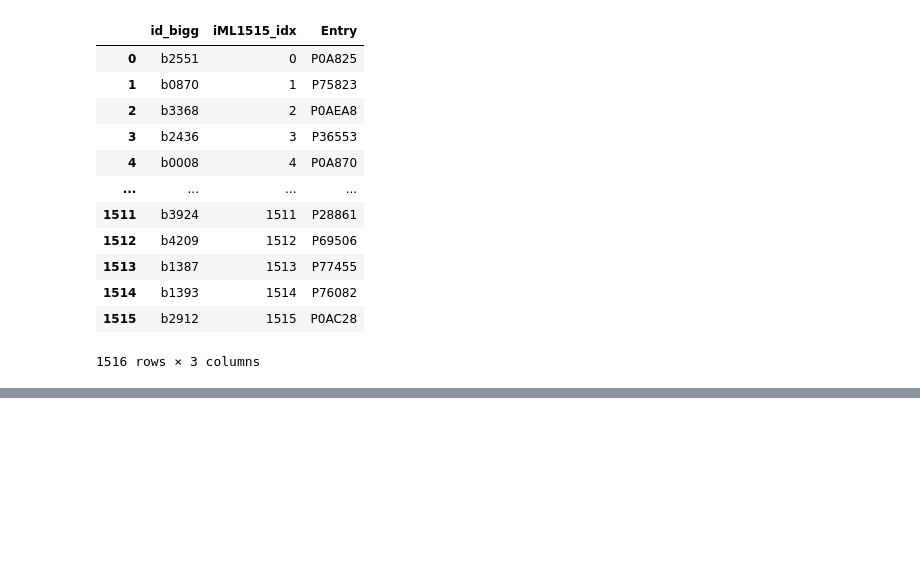
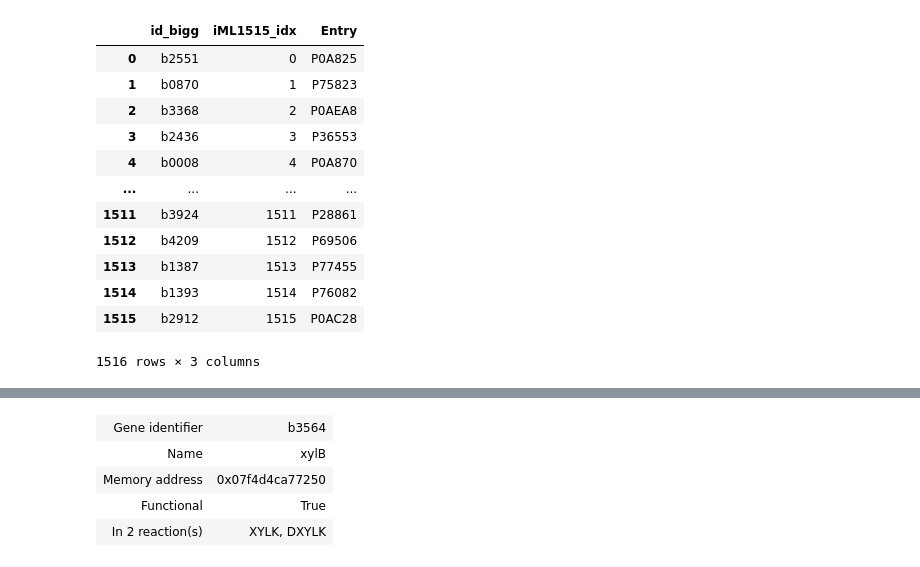
Before and after one commit to matinnuhamunada/co_culture_model, a Jupyter notebook: 00_find_knockouts.ipynb, the cells around one changed output, grey strips where cells are left out. Saved outputs shown, nothing was run; the diff lists cells and outputs as text; code cells hidden in the pictures; blank space fills up the shorter version.

```diff
--- a/00_find_knockouts.ipynb
+++ b/00_find_knockouts.ipynb
@@ -288,0 +331,8 @@ df_isobutyric.to_csv('data/df_isobutyric_knockouts.csv')
+# %%
+model.genes.get_by_id('b3564')
+# %% [output]
+| Gene identifier | b3564 |
+| Name | xylB |
+| Memory address | 0x07f4d4ca77250 |
+| Functional | True |
+| In 2 reaction(s) | XYLK, DXYLK |
```
Also changed, not shown: parts of 9 cells of this notebook, 1 other file.
